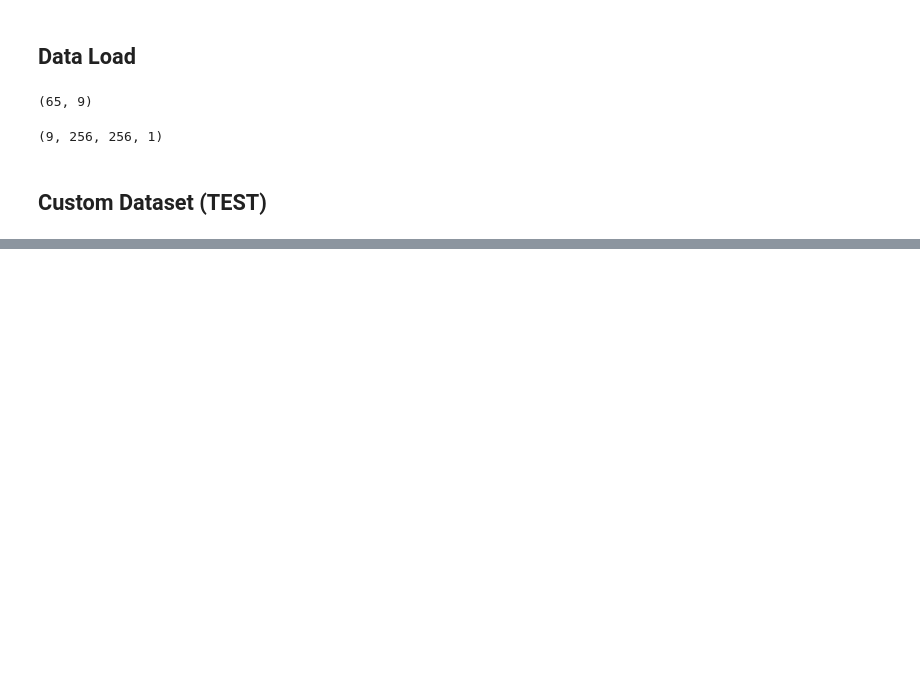
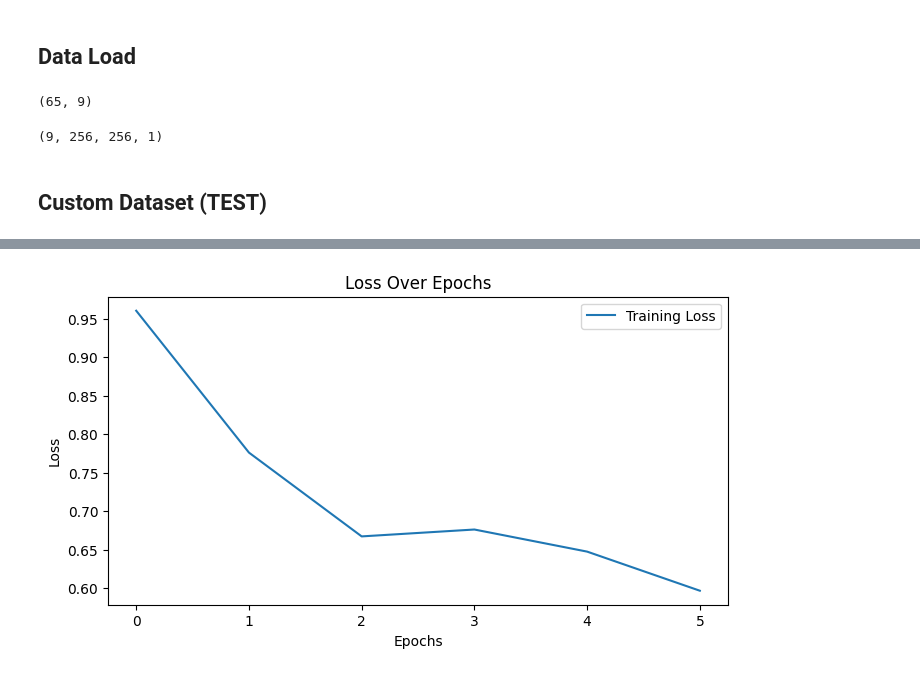
Before and after one commit to UnknwonD/project_shorts, a Jupyter notebook: process_save_video.ipynb, the cells around one changed output, grey strips where cells are left out. Drawn from its saved outputs; the diff is of its cells as text; code cells hidden in the pictures; blank space fills up the shorter version.

Commit message:
BaseLine Train ACC 71%

```diff
--- a/process_save_video.ipynb
+++ b/process_save_video.ipynb
@@ -317,0 +342,3 @@ dataset.size
+# %%
+X = (np.load('test.npy'))[1:]
+y = np.array(highlight_map)
@@ -338,13 +369,14 @@ def create_cnn_lstm_model():
     return model
 
 # Instantiate and compile the model
-model = create_cnn_lstm_model()
-model.compile(optimizer='adam', loss='binary_crossentropy', metrics=['accuracy'])
+with tf.device('/GPU:0'):  # 첫 번째 GPU를 사용
+    model = create_cnn_lstm_model()
+    model.compile(optimizer='adam', loss='binary_crossentropy', metrics=['accuracy'])
 
-total_samples = 1000  # This should be the total number of samples in your dataset
+total_samples = 1000  # This should be the total number of samples in your dataset`
 batch_size = 16
 steps_per_epoch = total_samples // batch_size
 
 # Assuming dataset is prepared as before
-model.fit(dataset, epochs=10, steps_per_epoch=steps_per_epoch)
+history = model.fit(X, y, epochs=10, steps_per_epoch=steps_per_epoch)
 # %% [output]
@@ -357,0 +400,14 @@ labels = np.random.randint(0, 2, size=(test.shape[0], 1))
+# %%
+import matplotlib.pyplot as plt
+
+plt.figure(figsize=(8, 4))
+plt.plot(history.history['loss'], label='Training Loss')
+if 'val_loss' in history.history:
+    plt.plot(history.history['val_loss'], label='Validation Loss')
+plt.title('Loss Over Epochs')
+plt.xlabel('Epochs')
+plt.ylabel('Loss')
+plt.legend()
+plt.show()
+# %% [output]
+[figure, added]
```
Also changed, not shown: parts of 13 cells of this notebook.
